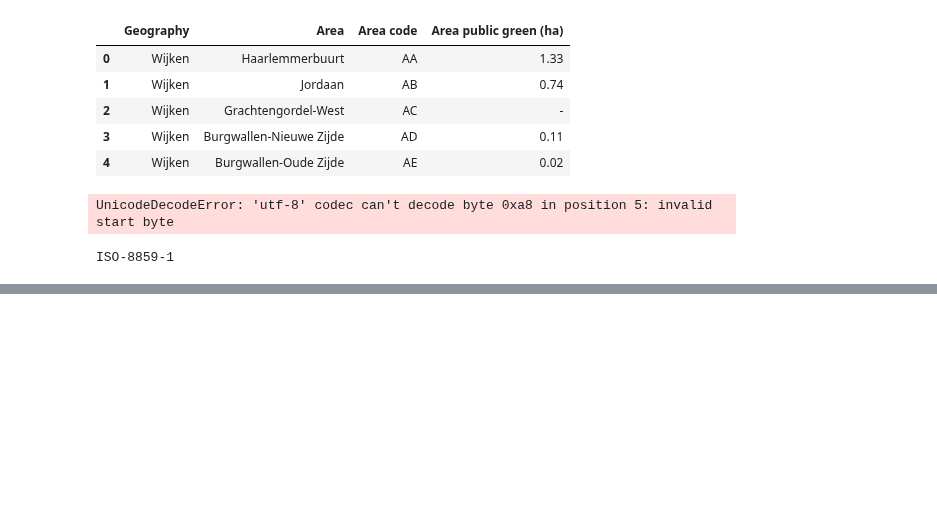
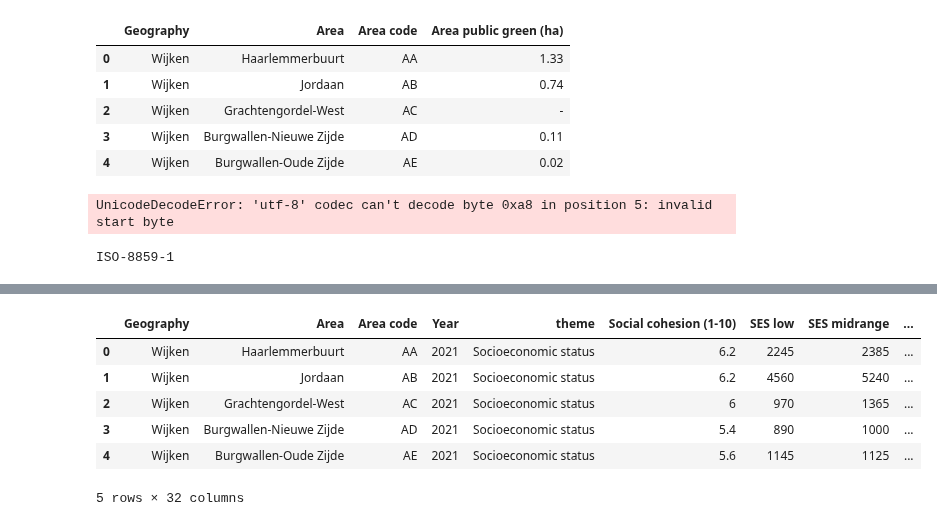
Before and after one commit to MJMRData1Assignment1/Assignment-1, a Jupyter notebook: Hackathon/Step1_2.ipynb, the cells around one changed output, grey strips where cells are left out. Cells and saved outputs as stored; diff of their text form; code cells hidden in the pictures; blank space fills up the shorter version.

```diff
--- a/Hackathon/Step1_2.ipynb
+++ b/Hackathon/Step1_2.ipynb
@@ -102,0 +134,11 @@ Traffic.head()
+# %%
+Socio_economic_status = pd.read_csv(folder_dir+'\\Socio-economic status.csv', encoding='utf-8')
+Socio_economic_status.head()
+# %% [output]
+|  | Geography | Area | Area code | Year | theme | Social cohesion (1-10) | SES low | SES midrange | ... |
+| 0 | Wijken | Haarlemmerbuurt | AA | 2021 | Socioeconomic status | 6.2 | 2245 | 2385 | ... |
+| 1 | Wijken | Jordaan | AB | 2021 | Socioeconomic status | 6.2 | 4560 | 5240 | ... |
+| 2 | Wijken | Grachtengordel-West | AC | 2021 | Socioeconomic status | 6 | 970 | 1365 | ... |
+| 3 | Wijken | Burgwallen-Nieuwe Zijde | AD | 2021 | Socioeconomic status | 5.4 | 890 | 1000 | ... |
+| 4 | Wijken | Burgwallen-Oude Zijde | AE | 2021 | Socioeconomic status | 5.6 | 1145 | 1125 | ... |
+5 rows × 32 columns
```
Also changed, not shown: parts of 16 cells of this notebook, 5 other files.
